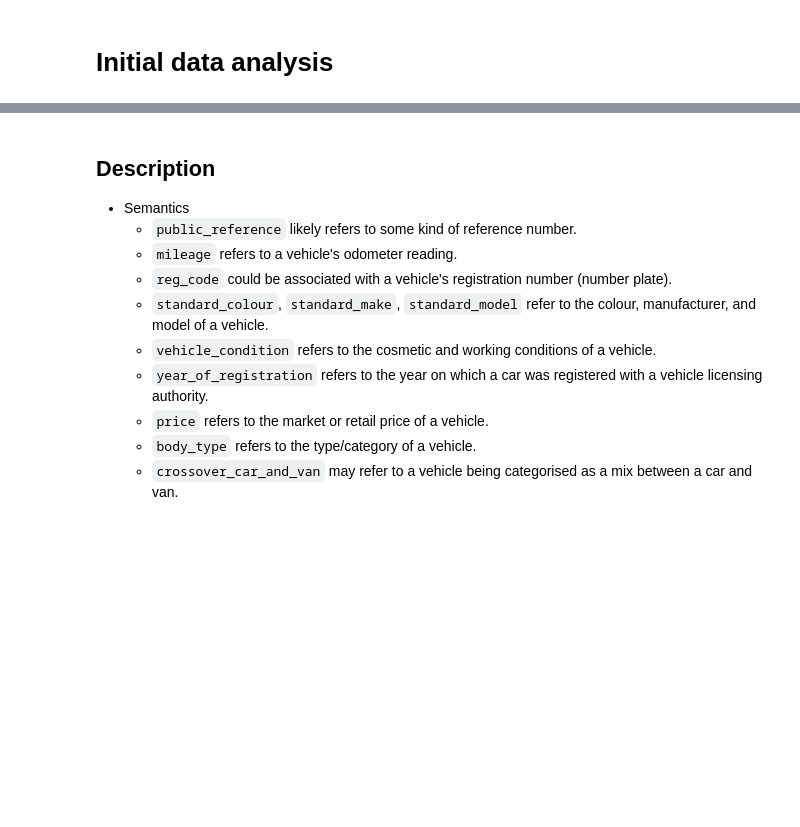
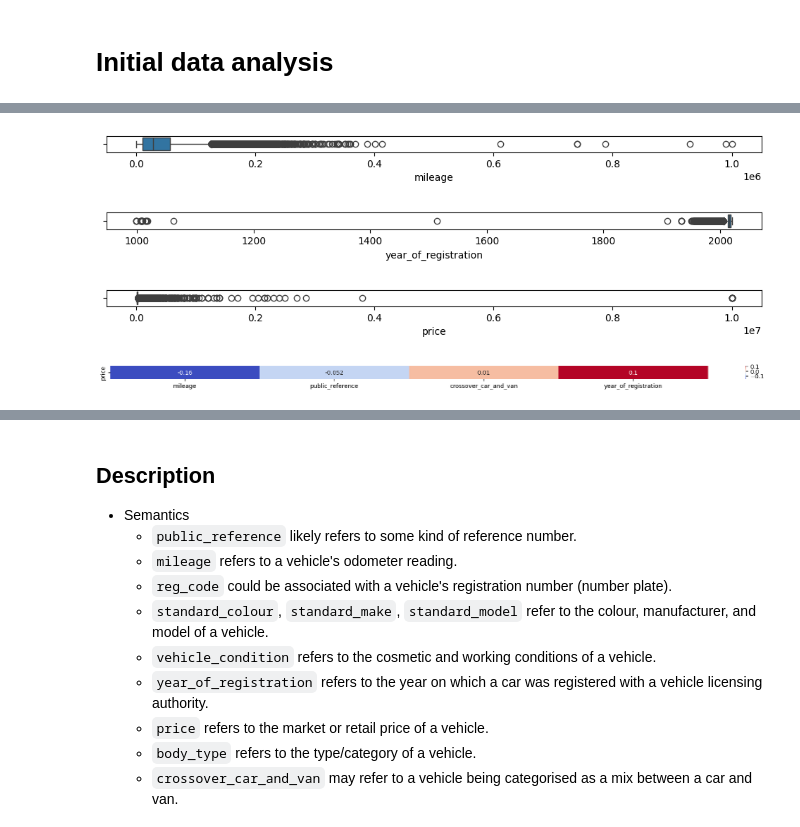
Before and after one commit to jake05050505/UA92-12-Applied_Artificial_Intelligence, a Jupyter notebook: assignment.ipynb, the cells around one changed output, grey strips where cells are left out. Saved outputs shown, nothing was run; the diff lists cells and outputs as text; code cells hidden in the pictures; blank space fills up the shorter version.

Commit message:
add & remove plots, add show_plots arg to linear regressor full

```diff
--- a/assignment.ipynb
+++ b/assignment.ipynb
@@ -97,3 +149,27 @@ if render_plots:
+# %%
+if render_plots:
+    for subset in df_initial[['mileage', 'year_of_registration', 'price']]:
+        plt.figure(figsize=(12,0.3))
+        sns.boxplot(
+            data=df_initial,
+            x=subset
+        )
+        plt.show()
+
+    corr = df_initial.corr(numeric_only=True)["price"].drop("price").sort_values() # ChatGPT
+    corr = corr.to_frame().T # ChatGPT
+    plt.figure(figsize=(23, 0.4))
+    sns.heatmap(
+        data=corr,
+        annot=True,
+        cmap='coolwarm'
+    )
+    plt.show()
+# %% [output]
+[figure, added]
+[figure, added]
+[figure, added]
+[figure, added]
 # %%
 columns = df_initial[['mileage', 'year_of_registration', 'price']].columns
 distributions = pd.DataFrame(index=['mean', 'median', 'mode', 'std', 'skew'], columns=columns)
```
Also changed, not shown: parts of 33 cells of this notebook.
